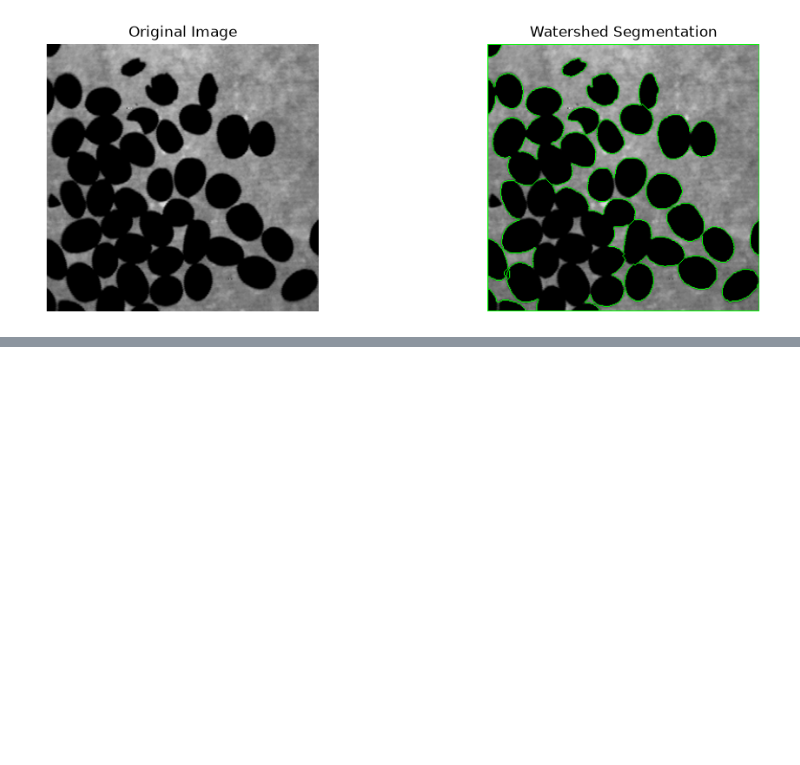
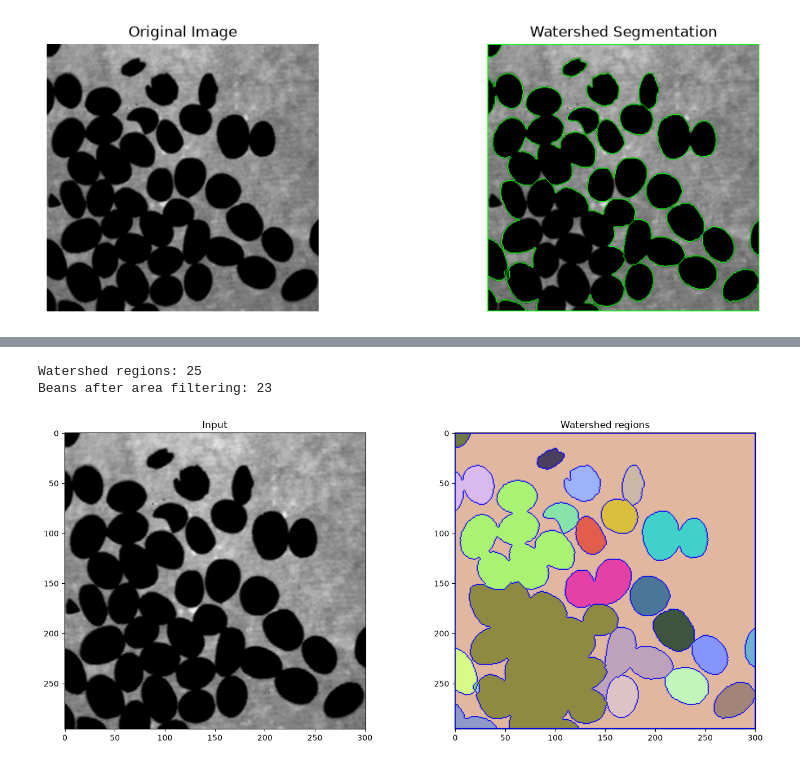
Before and after one commit to bdsh-14/unr-ee681-image-analysis, a Jupyter notebook: HW3/assignment3.ipynb, the cells around one changed output, grey strips where cells are left out. Saved outputs shown, nothing was run; the diff lists cells and outputs as text; code cells hidden in the pictures; blank space fills up the shorter version.

```diff
--- a/HW3/assignment3.ipynb
+++ b/HW3/assignment3.ipynb
@@ -189,0 +192,34 @@ display_images(
+# %%
+labels = [l for l in np.unique(markers) if l > 0]
+print(f"Watershed regions: {len(labels)}")
+
+results = []
+for l in labels:
+    mask = (markers == l).astype(np.uint8)
+    area = int(mask.sum())
+    if area < 50:
+        continue
+    ys, xs = np.where(mask)
+    cx, cy = xs.mean(), ys.mean()
+    results.append((l, area, cx, cy))
+
+print(f"Beans after area filtering: {len(results)}")
+# %% [output]
+Watershed regions: 25
+Beans after area filtering: 23
+# %%
+# Color each watershed region
+output = cv2.cvtColor(img, cv2.COLOR_GRAY2BGR)
+rng = np.random.default_rng(0)
+for l in [l for l in np.unique(markers) if l > 0]:
+    color = tuple(int(c) for c in rng.integers(60, 255, 3))
+    output[markers == l] = color
+output[markers == -1] = (0, 0, 255)   # boundaries in red
+
+# Side-by-side, zoomed
+plt.figure(figsize=(14, 6))
+plt.subplot(1,2,1); plt.imshow(img, cmap='gray');    plt.title("Input")
+plt.subplot(1,2,2); plt.imshow(output);              plt.title("Watershed regions")
+plt.tight_layout(); plt.show()
+# %% [output]
+[figure, added]
```
Also changed, not shown: parts of 9 cells of this notebook.
